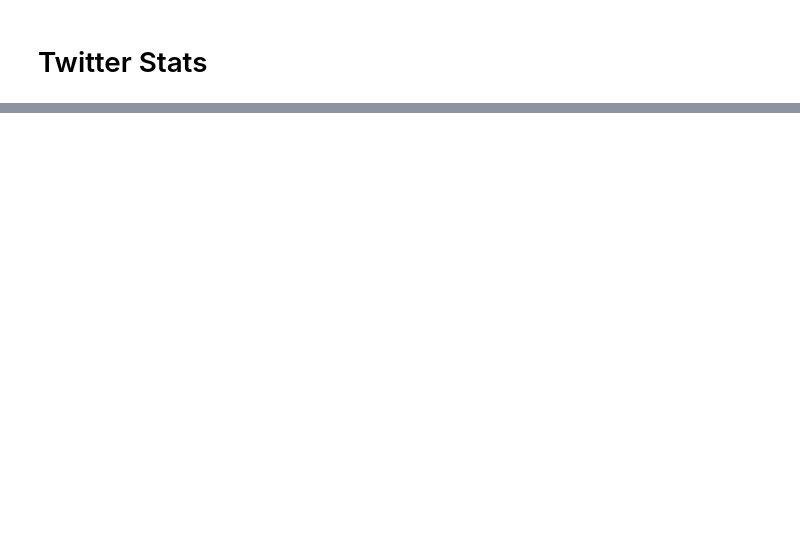
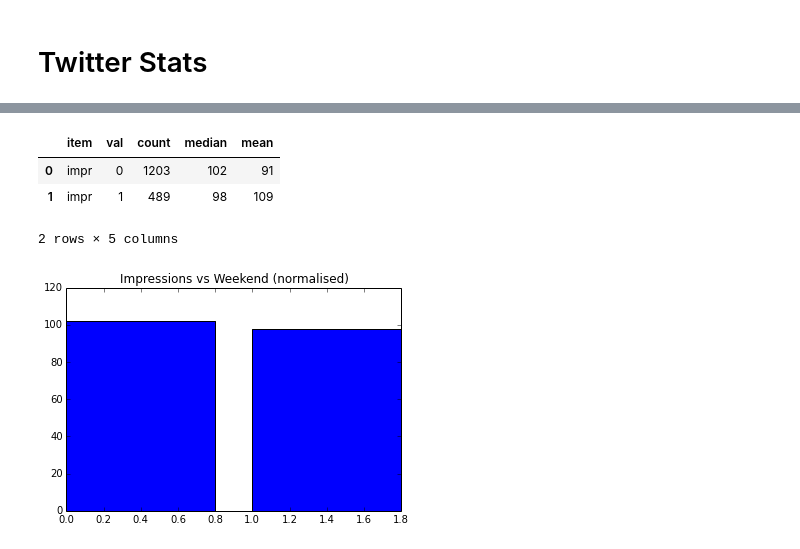
Before and after one commit to oditorium/blog, a Jupyter notebook: iPython/TwitterStats.ipynb, the cells around one changed output, grey strips where cells are left out. Drawn from its saved outputs; the diff is of its cells as text; code cells hidden in the pictures; blank space fills up the shorter version.

Commit message:
[TwitterStats] new notebook: Twitter statistics Sep 2014

```diff
--- a/iPython/TwitterStats.ipynb
+++ b/iPython/TwitterStats.ipynb
@@ -52,0 +57,31 @@ plt.title("Number of Tweets vs Time of Day")
+# %%
+data['tod'] = data1['tod']
+data['tod1'] = data1['tod1']
+data['todh'] = data1['todh']
+data['wday'] = data1['wday']
+data['swday'] = data1['swday']
+data['wkend'] = data1['wkend']
+data1 = None
+# %%
+data_nort = data[data['rts']==0]
+data_all = data
+data = data_nort
+normalised = True
+# %%
+nstr = " (normalised)" if normalised else ""
+# %%
+def stats1 (data, item, param, digits=0, normalised=normalised):
+
+    if normalised:
+        f_med = 100. / mean([median(data[data[param] == x][item]) for x in set(data[param])])
+        f_avg = 100. / mean([average(data[data[param] == x][item]) for x in set(data[param])])
+    else:
+        f_med = 1.0
+        f_avg = 1.0
+
+    return pd.DataFrame([
+    ( item, x,
+        round(len(data[data[param] == x][item]),digits),
+        round(f_med * median(data[data[param] == x][item]),digits),
+        round(f_avg * average(data[data[param] == x][item]),digits),
+     ) for x in set(data[param])], columns=['item', 'val', 'count', 'median', 'mean'])
@@ -52,0 +127,11 @@ plt.title("Number of Tweets vs Time of Day")
+# %%
+s1 = stats1(data, 'impr','wkend', normalised=normalised)
+plt.bar(s1['val'], s1['median'])
+plt.title("Impressions vs Weekend"+nstr)
+s1
+# %% [output]
+|  | item | val | count | median | mean |
+| 0 | impr | 0 | 1203 | 102 | 91 |
+| 1 | impr | 1 | 489 | 98 | 109 |
+2 rows × 5 columns
+[figure, added]
```
Also changed, not shown: parts of 16 cells of this notebook.
